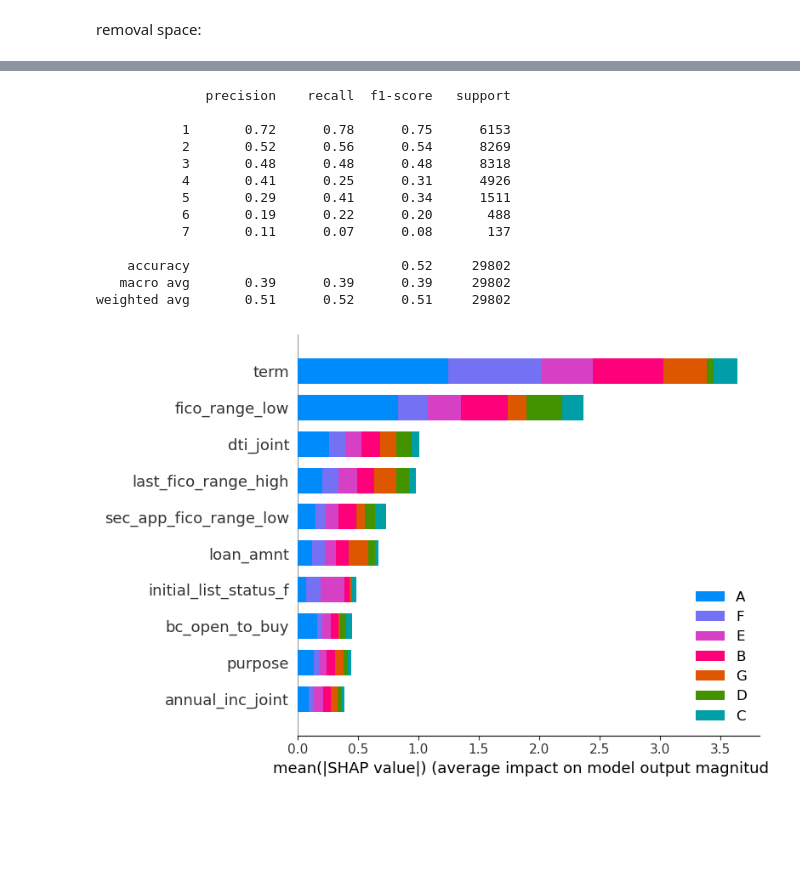
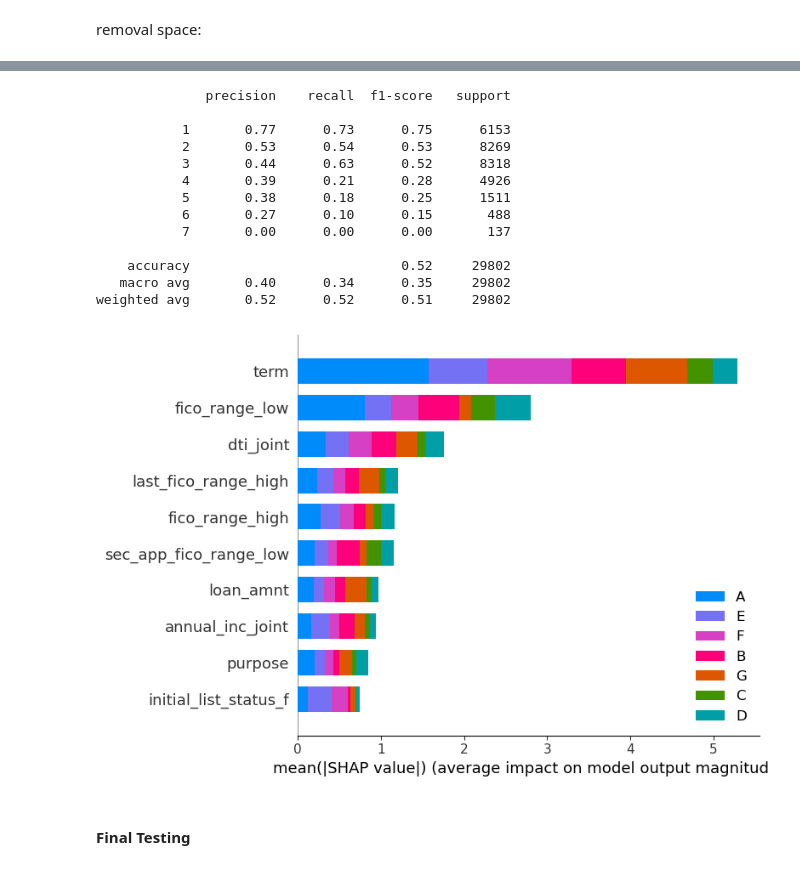
Before and after one commit to gediminas-skvarnavicius/lending-club, a Jupyter notebook: model_2_grade.ipynb, the cells around one changed output, grey strips where cells are left out. Drawn from its saved outputs; the diff is of its cells as text; code cells hidden in the pictures; blank space fills up the shorter version.

```diff
--- a/model_2_grade.ipynb
+++ b/model_2_grade.ipynb
@@ -38,3 +87,6 @@ data_val_joint=pl.read_parquet('data/data_accepted_joint_val.parquet')
+# %%
+data_train_single=data_train_single.vstack(st.oversample_polars(data_train_single,'sub_grade',10000))
+data_train_joint=data_train_joint.vstack(st.oversample_polars(data_train_joint,'sub_grade',10000))
 # %%
 data_train_single=dmf.clean_accepted_single(data_train_single)
 data_val_single=dmf.clean_accepted_single(data_val_single)
@@ -506,14 +680,14 @@ print(classification_report(y_val_joint,preds_joint_grade))
 # %% [output]
               precision    recall  f1-score   support
 
-           1       0.72      0.78      0.75      6153
-           2       0.52      0.56      0.54      8269
-           3       0.48      0.48      0.48      8318
-           4       0.41      0.25      0.31      4926
-           5       0.29      0.41      0.34      1511
-           6       0.19      0.22      0.20       488
-           7       0.11      0.07      0.08       137
+           1       0.77      0.73      0.75      6153
+           2       0.53      0.54      0.53      8269
+           3       0.44      0.63      0.52      8318
+           4       0.39      0.21      0.28      4926
+           5       0.38      0.18      0.25      1511
+           6       0.27      0.10      0.15       488
+           7       0.00      0.00      0.00       137
 
     accuracy                           0.52     29802
-   macro avg       0.39      0.39      0.39     29802
-weighted avg       0.51      0.52      0.51     29802
+   macro avg       0.40      0.34      0.35     29802
+weighted avg       0.52      0.52      0.51     29802
@@ -522,31 +694,34 @@ stop
 # %%
 names_joint_grade = (
     joint_grade_classifier.pipeline["preprocess"]
     .transform(X_val_joint.sample(500, seed=1))
     .columns
 )
 explainer_joint_grade = shap.TreeExplainer(
     joint_grade_classifier.pipeline["model"],
     data=joint_grade_classifier.pipeline["preprocess"]
     .transform((X_val_joint.sample(500, seed=1)))
     .to_numpy(),
     model_output="raw",
 )
 
 shap_values_joint_grade = explainer_joint_grade.shap_values(
     joint_grade_classifier.pipeline["preprocess"]
     .transform(X_val_joint.sample(500, seed=1))
-    .to_numpy()
+    .to_numpy(),
+    approximate=True
 )
 
 shap.summary_plot(
     shap_values_joint_grade,
     joint_grade_classifier.pipeline["preprocess"]
     .transform(X_val_joint.sample(10000, seed=1))
     .to_numpy(),
     feature_names=names_joint_grade,
     class_names={0: "A", 1: "B", 2: "C", 3: "D", 4: "E", 5: "F", 6: "G"},
     max_display=10,
 )
 # %% [output]
-[figure, old version]
+[figure, new version]
+# %% [markdown]
+#### Final Testing
```
Also changed, not shown: parts of 56 cells of this notebook, 7 other files.
